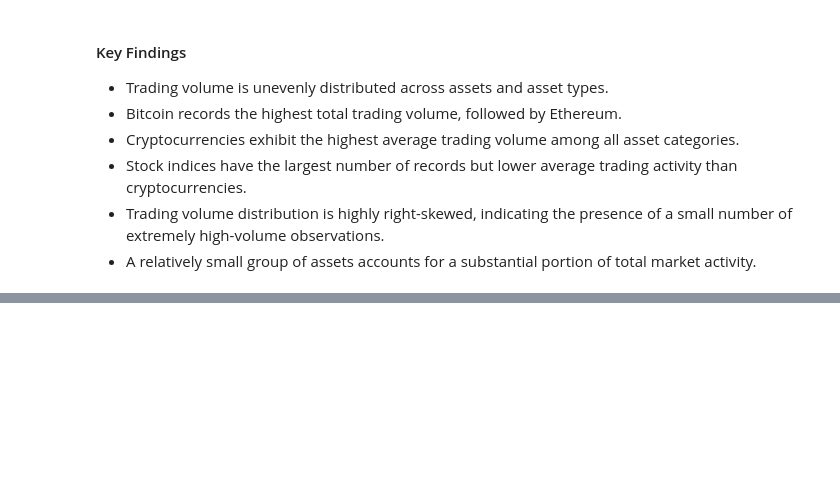
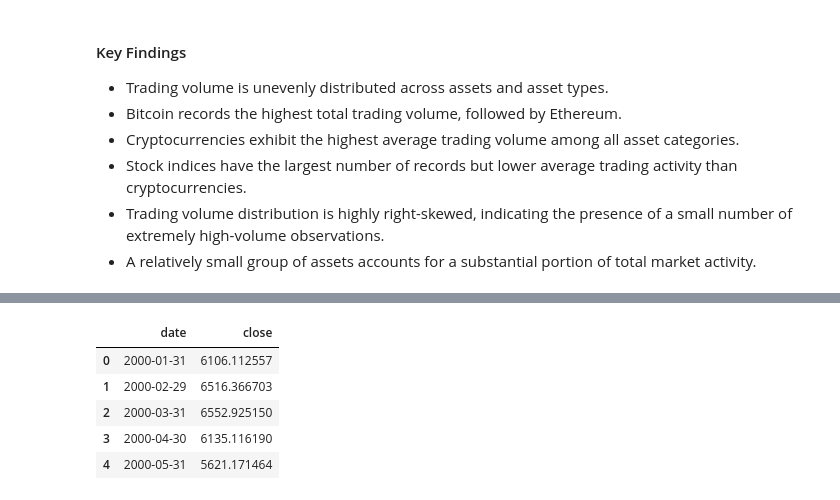
Before and after one commit to sagnik5549/Market_Analysis_2000_Present, a Jupyter notebook: Notebooks/03_Exploratory_Data_Analysis.ipynb, the cells around one changed output, grey strips where cells are left out. Saved outputs shown, nothing was run; the diff lists cells and outputs as text; code cells hidden in the pictures; blank space fills up the shorter version.

```diff
--- a/Notebooks/03_Exploratory_Data_Analysis.ipynb
+++ b/Notebooks/03_Exploratory_Data_Analysis.ipynb
@@ -350,0 +357,25 @@ The trading volume analysis reveals significant differences in market activity a
+# %%
+# Create aggregated datasets
+
+daily = (
+    df.groupby("date")["close"]
+      .mean()
+)
+
+monthly = (
+    df.set_index("date")
+      .resample("ME")["close"]
+      .mean()
+)
+
+quarterly = (
+    df.set_index("date")
+      .resample("QE")["close"]
+      .mean()
+)
+
+yearly = (
+    df.set_index("date")
+      .resample("YE")["close"]
+      .mean()
+)
@@ -350,0 +423,15 @@ The trading volume analysis reveals significant differences in market activity a
+# %%
+monthly_df = (
+    df.groupby(pd.Grouper(key="date", freq="ME"))["close"]
+      .mean()
+      .reset_index()
+)
+
+monthly_df.head()
+# %% [output]
+|  | date | close |
+| 0 | 2000-01-31 | 6106.112557 |
+| 1 | 2000-02-29 | 6516.366703 |
+| 2 | 2000-03-31 | 6552.925150 |
+| 3 | 2000-04-30 | 6135.116190 |
+| 4 | 2000-05-31 | 5621.171464 |
```
Also changed, not shown: parts of 8 cells of this notebook.
